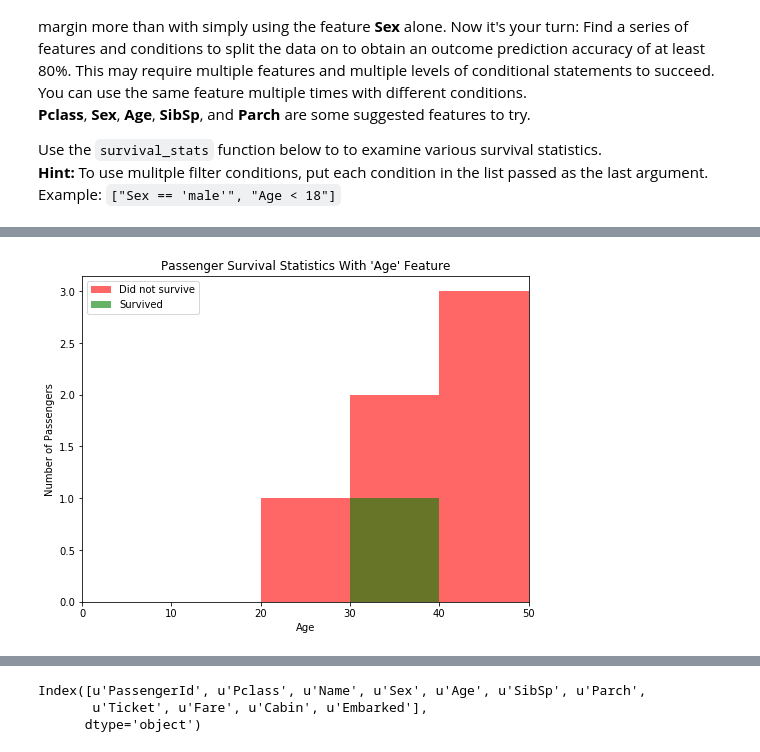
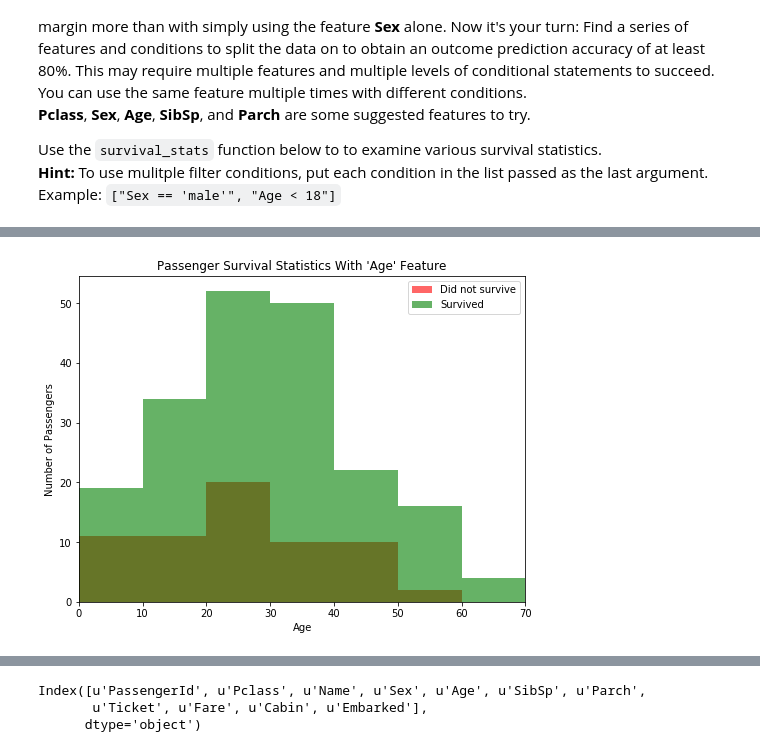
Before and after one commit to JeroenSchmidt/machine-learning, a Jupyter notebook: projects/titanic_survival_exploration/titanic_survival_exploration.ipynb, the cells around one changed output, grey strips where cells are left out. Drawn from its saved outputs; the diff is of its cells as text; code cells hidden in the pictures.

```diff
--- a/projects/titanic_survival_exploration/titanic_survival_exploration.ipynb
+++ b/projects/titanic_survival_exploration/titanic_survival_exploration.ipynb
@@ -217,4 +220,4 @@ Use the `survival_stats` function below to to examine various survival statistic
 # %%
-vs.survival_stats(data, outcomes, 'Age', ["Sex == 'female'","Parch > 3"])
+vs.survival_stats(data, outcomes, 'Age', ["Sex == 'female'"])
 # %% [output]
-[figure, old version]
+[figure, new version]
```
Also changed, not shown: parts of 15 cells of this notebook, 1 other file.
